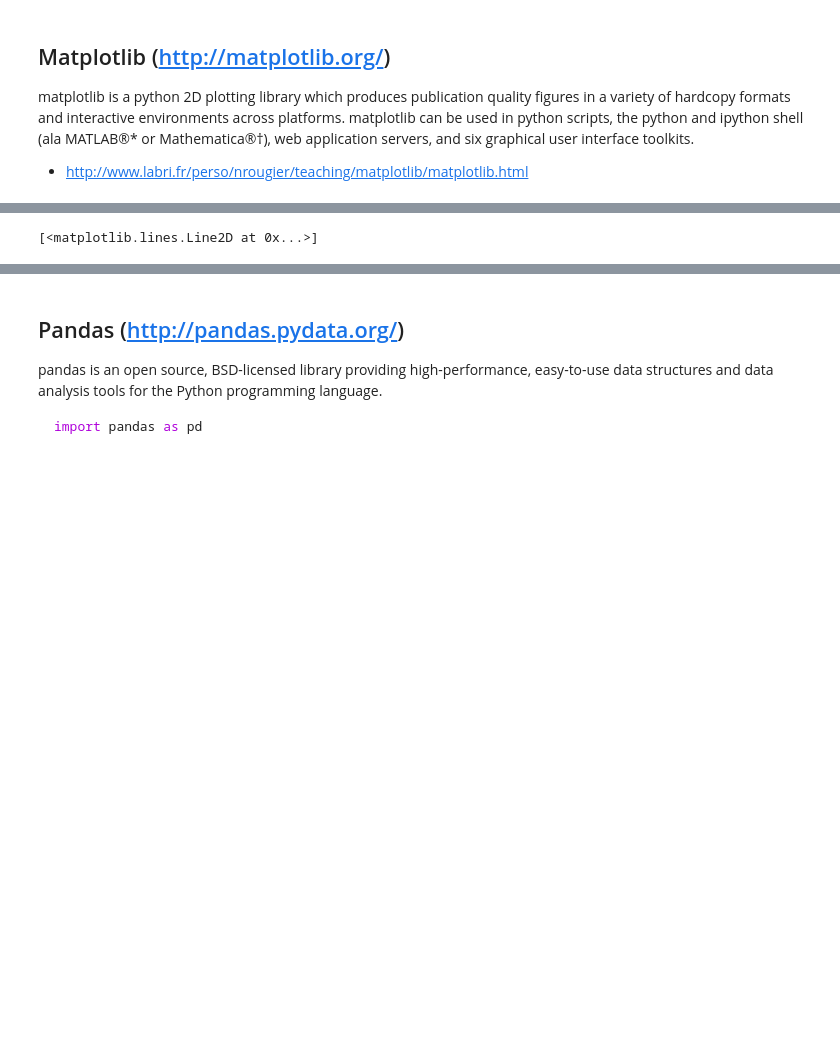
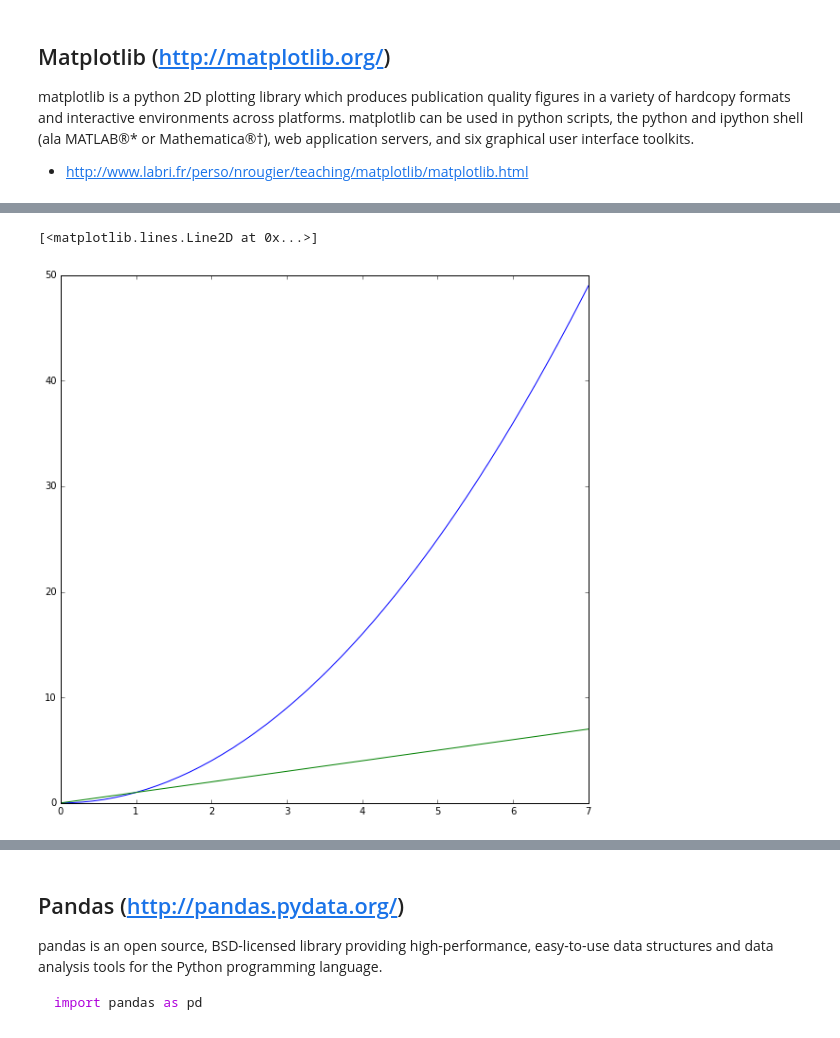
Before and after one commit to Mixpap/astro-notebooks, a Jupyter notebook: Tutorial.ipynb, the cells around one changed output, grey strips where cells are left out. Cells and saved outputs as stored; diff of their text form; code cells hidden in the pictures; blank space fills up the shorter version.

```diff
--- a/Tutorial.ipynb
+++ b/Tutorial.ipynb
@@ -230,7 +353,7 @@ matplotlib is a python 2D plotting library which produces publication quality fi
 import matplotlib.pyplot as plt
 # %%
 X=np.linspace(0,7)
-fig = plt.figure()
+fig = plt.figure(figsize=(10,10))
 plt.plot(X,X**2)
 plt.plot(X,X)
 # %% [output]
@@ -239,4 +360,5 @@ plt.plot(X,X)
 [<matplotlib.lines.Line2D at 0x...>]
+[figure, added]
 # %%
 X=np.linspace(-1.5,1.5,2000)
 Y=np.linspace(-2,2,2000)
```
Also changed, not shown: parts of 51 cells of this notebook, 5 other files.
